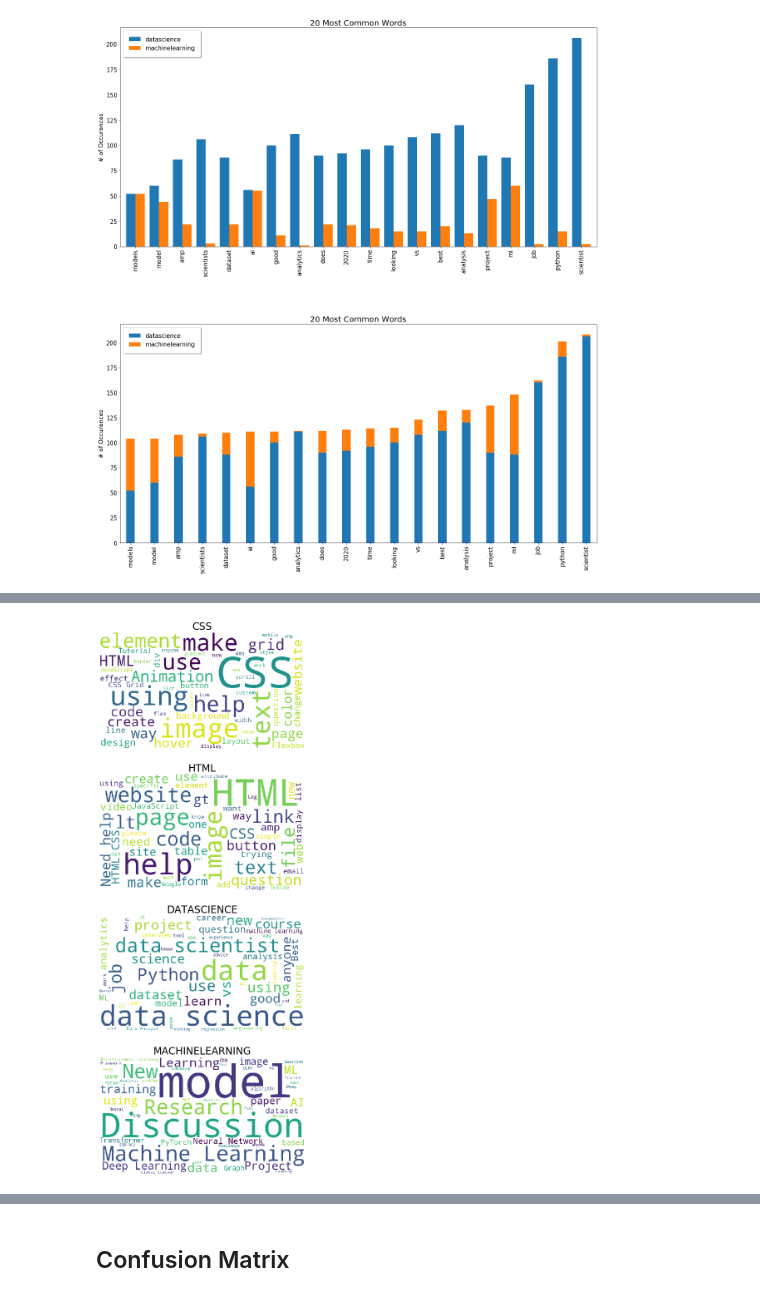
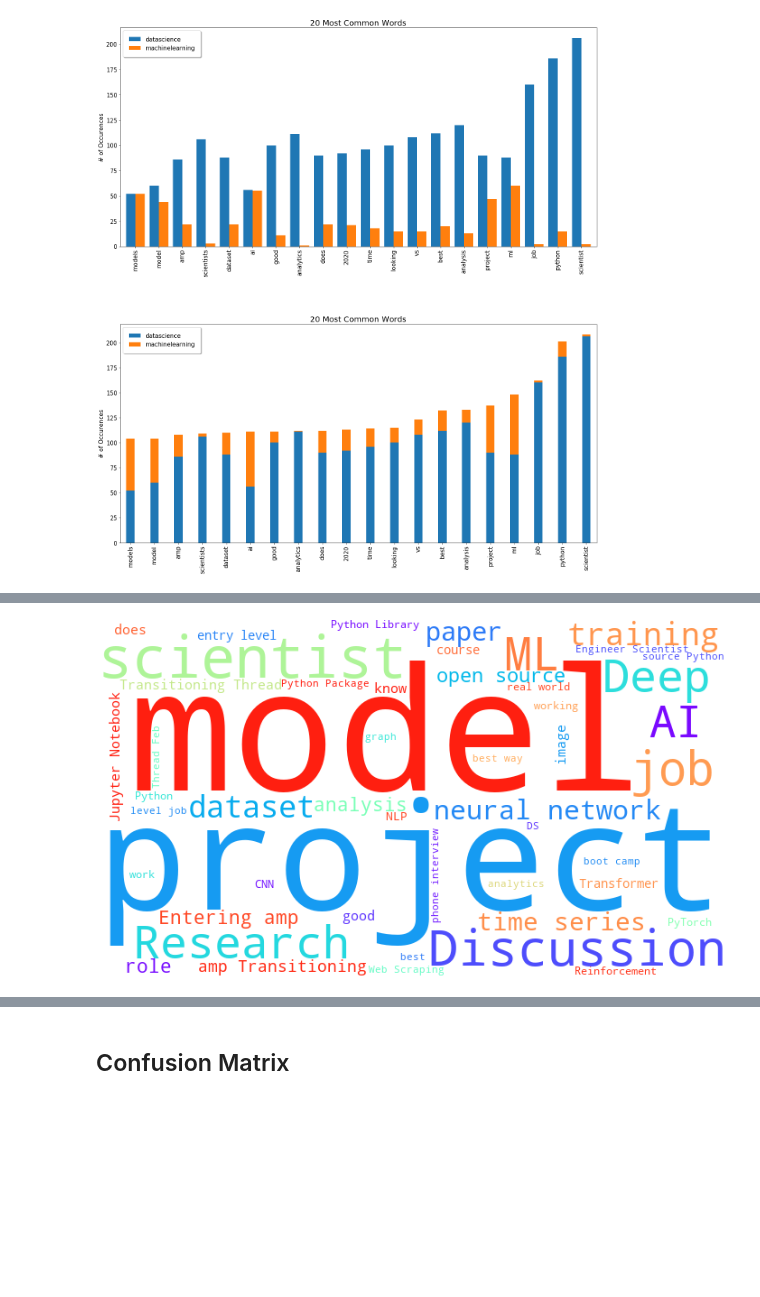
Before and after one commit to datapointchris/reddit-nlp, a Jupyter notebook: code/ds_workflow.ipynb, the cells around one changed output, grey strips where cells are left out. Cells and saved outputs as stored; diff of their text form; code cells hidden in the pictures; blank space fills up the shorter version.

Commit message:
updated make_cloud function to include colormap and stopwords

```diff
--- a/code/ds_workflow.ipynb
+++ b/code/ds_workflow.ipynb
@@ -485,7 +447,3 @@ make_cloud(X)
-# %%
-make_cloud(X, split=True, labels=subreddit_list)
-# %% [output]
-[figure, removed]
 # %%
 ### NOTE ### this was copy/pasted from an article.
 # Play with the mask feature and then add it to the function above!
@@ -518,3 +476,40 @@ plt.axis("off")
 plt.savefig("img/us_wine.png", format="png")
 
 plt.show()
+# %%
+def make_cloud(X, height=400, width=700, max_words=50, split=None, labels=None, stopwords=None, colormap='viridis'):
+        '''
+        Inputs:
+        X: text input
+        height: height of each wordcloud
+        width: width of each wordcloud
+        max_words: max words for each wordcloud
+        split: if True, wordcloud for each subreddit
+        labels: must provide list of labels if split=True, to generate a wordcloud for each label
+        stopwords: usually these are the same stopwords used by the tranformer (CountVectorizer or Tfidf)
+        '''
+        wc = wordcloud.WordCloud(max_words=max_words,
+                                 width=width,
+                                 height=height,
+                                 background_color='white',
+                                 colormap=colormap,
+                                 stopwords=stopwords
+                                )
+        if split:
+            fig = plt.figure(figsize=(14, 6*len(labels)))
+            for i, label in enumerate(labels):
+                ax = fig.add_subplot(len(labels),1,i+1)
+                cloud = make_cloud(X=df[df['subreddit'] == label]['title'])
+
+
+                ax.set_title(label.upper(), fontdict={'fontsize': 24})
+                ax.imshow(cloud)
+                ax.axis('off')
+
+        else:
+            cloud = wc.generate(X.str.cat())
+            return cloud.to_image()
+# %%
+make_cloud(X, stopwords=custom_stop_words, colormap='rainbow')
+# %% [output]
+[figure, added]
```
Also changed, not shown: parts of 5 cells of this notebook.
